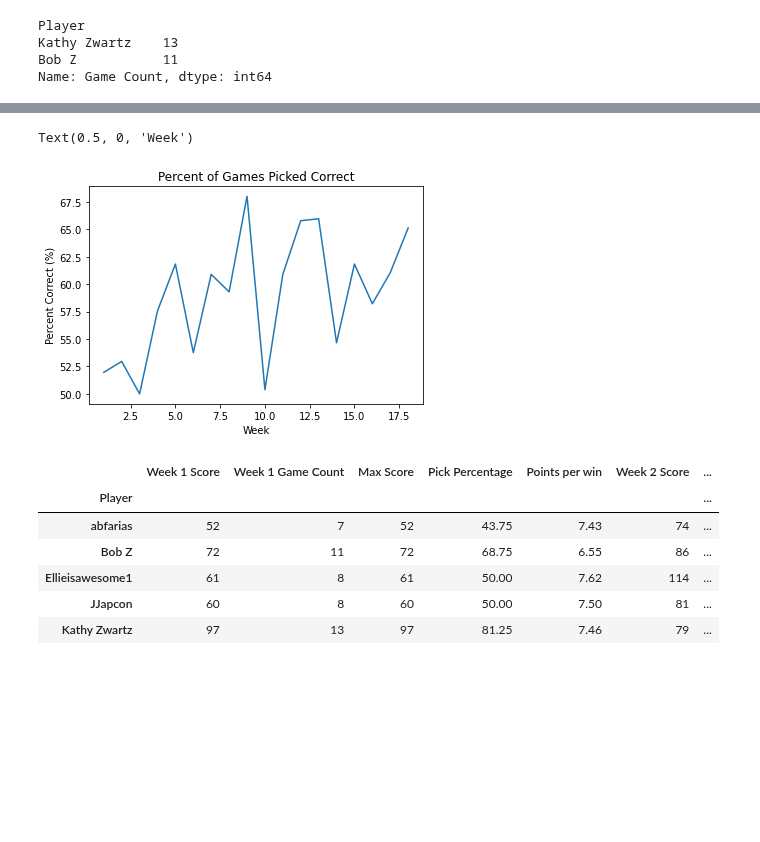
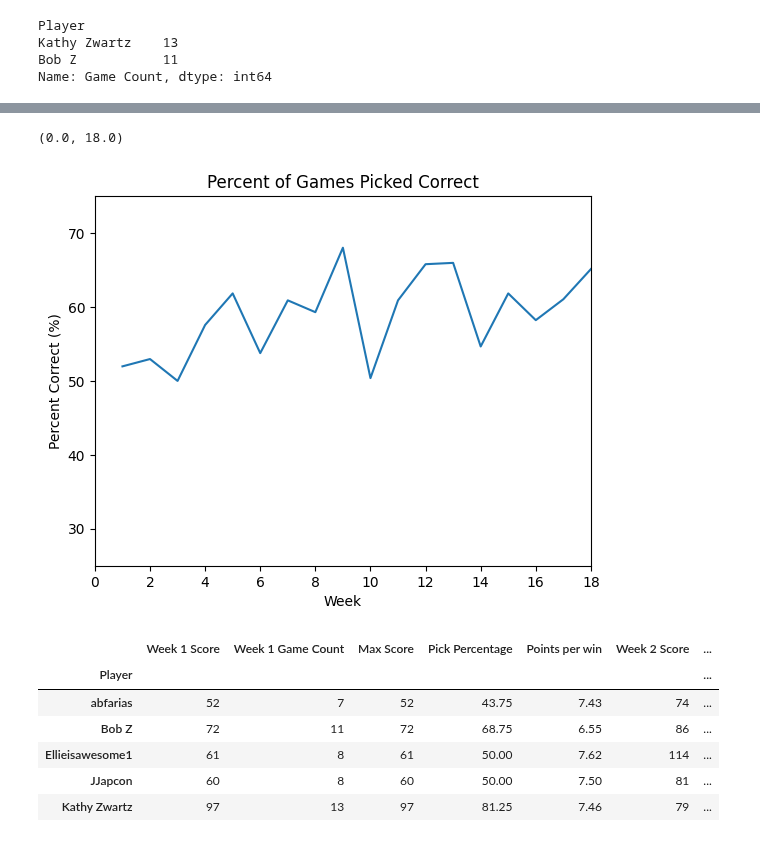
Before and after one commit to michaelzwartz/Confidence-pool, a Jupyter notebook: pool_notebook.ipynb, the cells around one changed output, grey strips where cells are left out. Saved outputs shown, nothing was run; the diff lists cells and outputs as text; code cells hidden in the pictures; blank space fills up the shorter version.

```diff
--- a/pool_notebook.ipynb
+++ b/pool_notebook.ipynb
@@ -208,12 +254,13 @@ weekly_stats.loc[len(weekly_stats.index)] = [18, round(week18_stats['Pick Percen
 # %%
 plt.plot(weekly_stats['Week'], weekly_stats['Correct Pick Percentage'])
 plt.title('Percent of Games Picked Correct')
 plt.ylabel('Percent Correct (%)')
-#plt.ylim([25, 75])
+plt.ylim([25, 75])
 plt.xlabel("Week")
+plt.xlim([0, 18])
 # %% [output]
-Text(0.5, 0, 'Week')
+(0.0, 18.0)
-[figure, old version]
+[figure, new version]
 # %%
 #create weely totals df to track totals each week
 weekly_totals = pd.concat([week1_stats.rename(columns={"Score": "Week 1 Score", "Game Count": "Week 1 Game Count"}),
```
Also changed, not shown: parts of 4 cells of this notebook, 2 other files.
